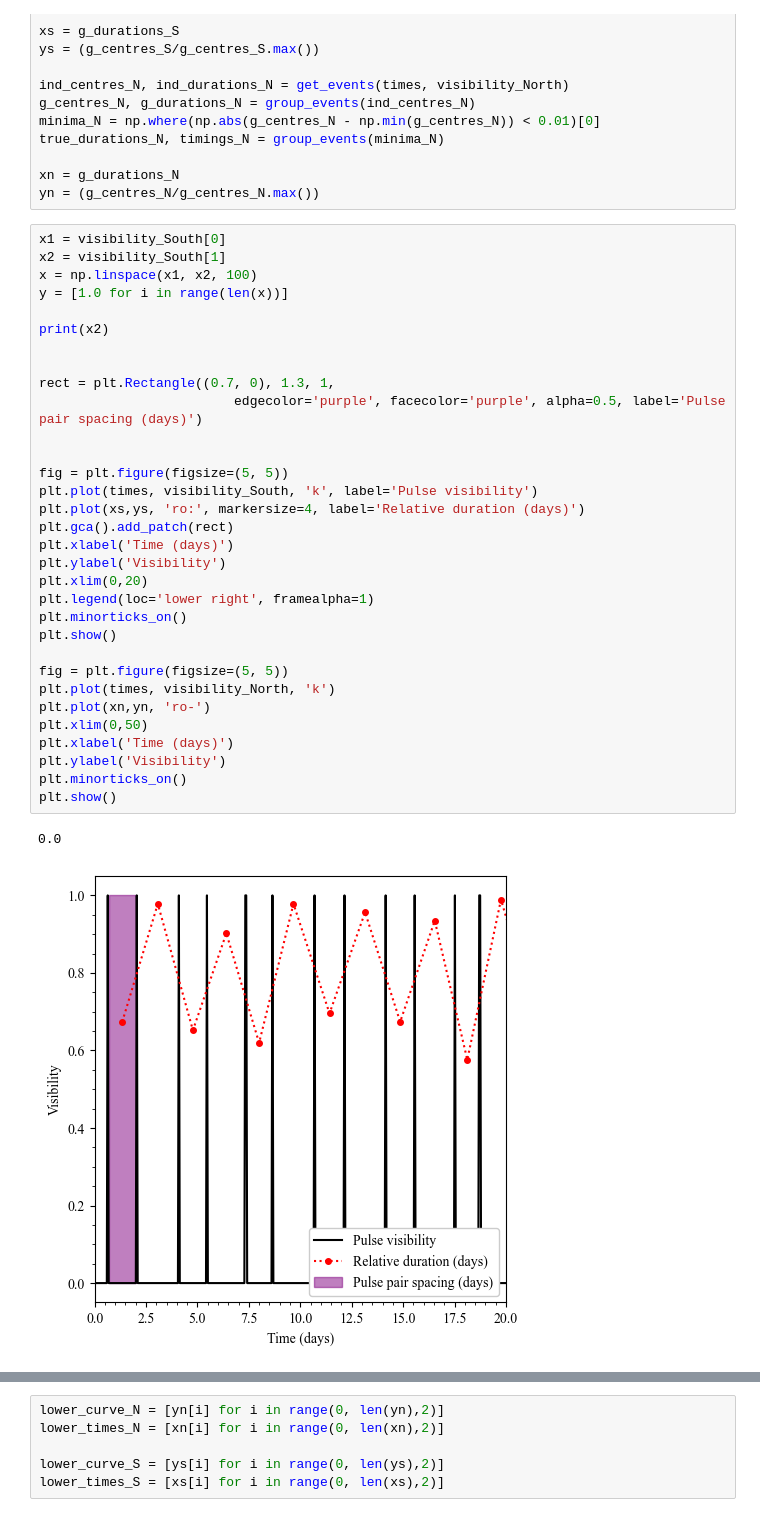
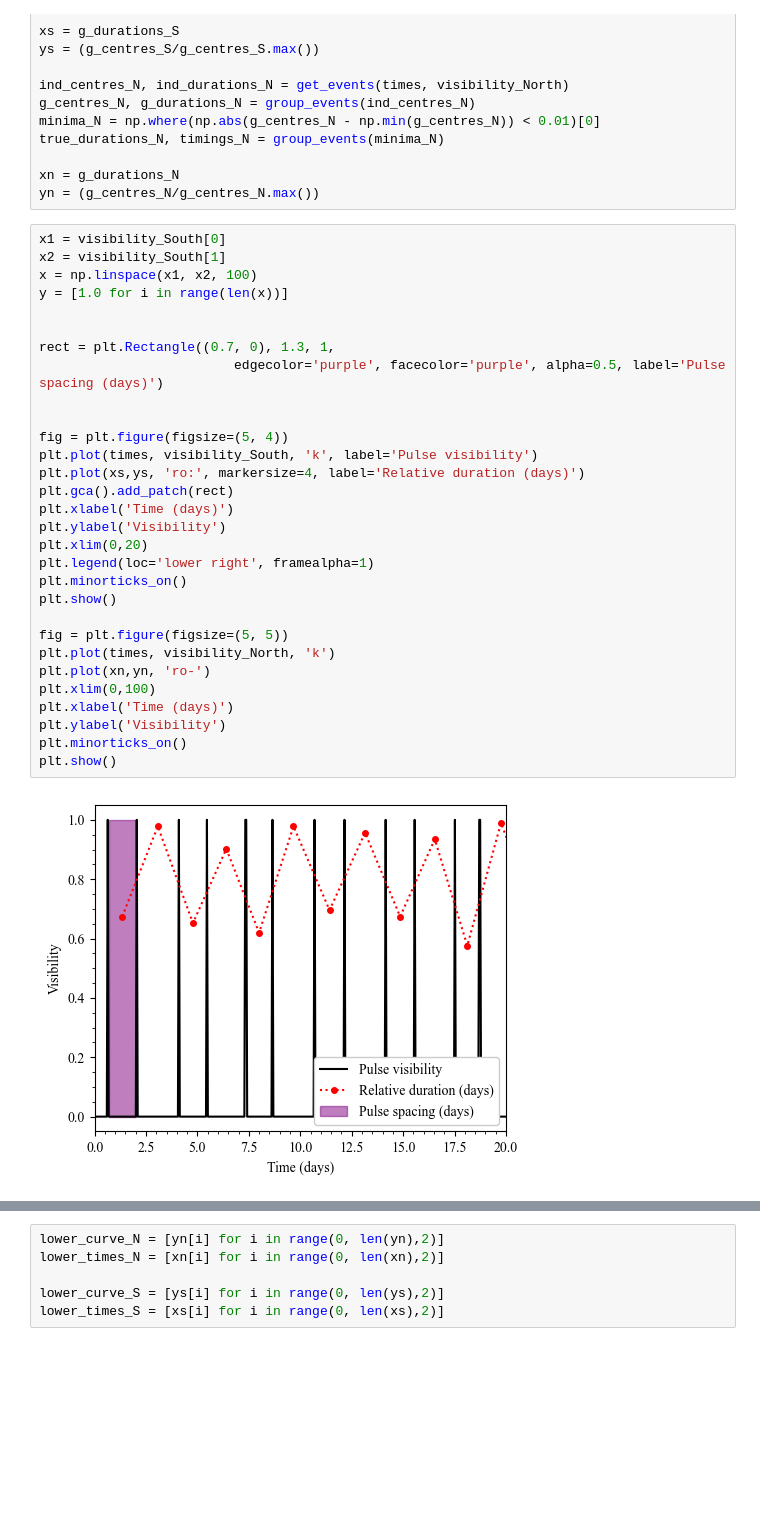
Before and after one commit to robkavanagh/maser, a Jupyter notebook: notebooks/Fresher_copy.ipynb, the cells around one changed output, grey strips where cells are left out. Drawn from its saved outputs; the diff is of its cells as text; blank space fills up the shorter version.

```diff
--- a/notebooks/Fresher_copy.ipynb
+++ b/notebooks/Fresher_copy.ipynb
@@ -105,35 +105,32 @@ yn = (g_centres_N/g_centres_N.max())
 # %%
 x1 = visibility_South[0]
 x2 = visibility_South[1]
 x = np.linspace(x1, x2, 100)
 y = [1.0 for i in range(len(x))]
 
-print(x2)
+
+rect = plt.Rectangle((0.7, 0), 1.3, 1,
+                         edgecolor='purple', facecolor='purple', alpha=0.5, label='Pulse spacing (days)')
 
 
-rect = plt.Rectangle((0.7, 0), 1.3, 1,
-                         edgecolor='purple', facecolor='purple', alpha=0.5, label='Pulse pair spacing (days)')
-
-
-fig = plt.figure(figsize=(5, 5))
+fig = plt.figure(figsize=(5, 4))
 plt.plot(times, visibility_South, 'k', label='Pulse visibility')
 plt.plot(xs,ys, 'ro:', markersize=4, label='Relative duration (days)')
 plt.gca().add_patch(rect)
 plt.xlabel('Time (days)')
 plt.ylabel('Visibility')
 plt.xlim(0,20)
 plt.legend(loc='lower right', framealpha=1)
 plt.minorticks_on()
 plt.show()
 
 fig = plt.figure(figsize=(5, 5))
 plt.plot(times, visibility_North, 'k')
 plt.plot(xn,yn, 'ro-')
-plt.xlim(0,50)
+plt.xlim(0,100)
 plt.xlabel('Time (days)')
 plt.ylabel('Visibility')
 plt.minorticks_on()
 plt.show()
 # %% [output]
-0.0
-[figure, old version]
+[figure, new version]
```
Also changed, not shown: parts of 18 cells of this notebook, 2 other files.
